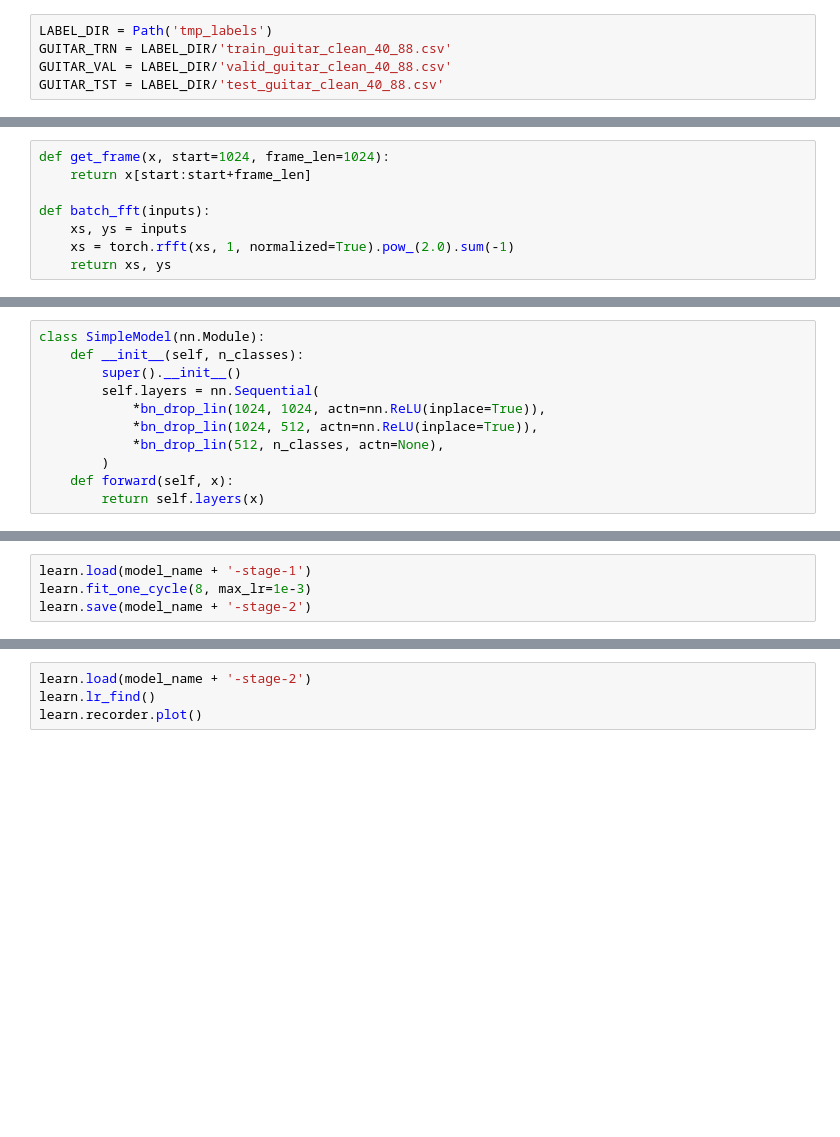
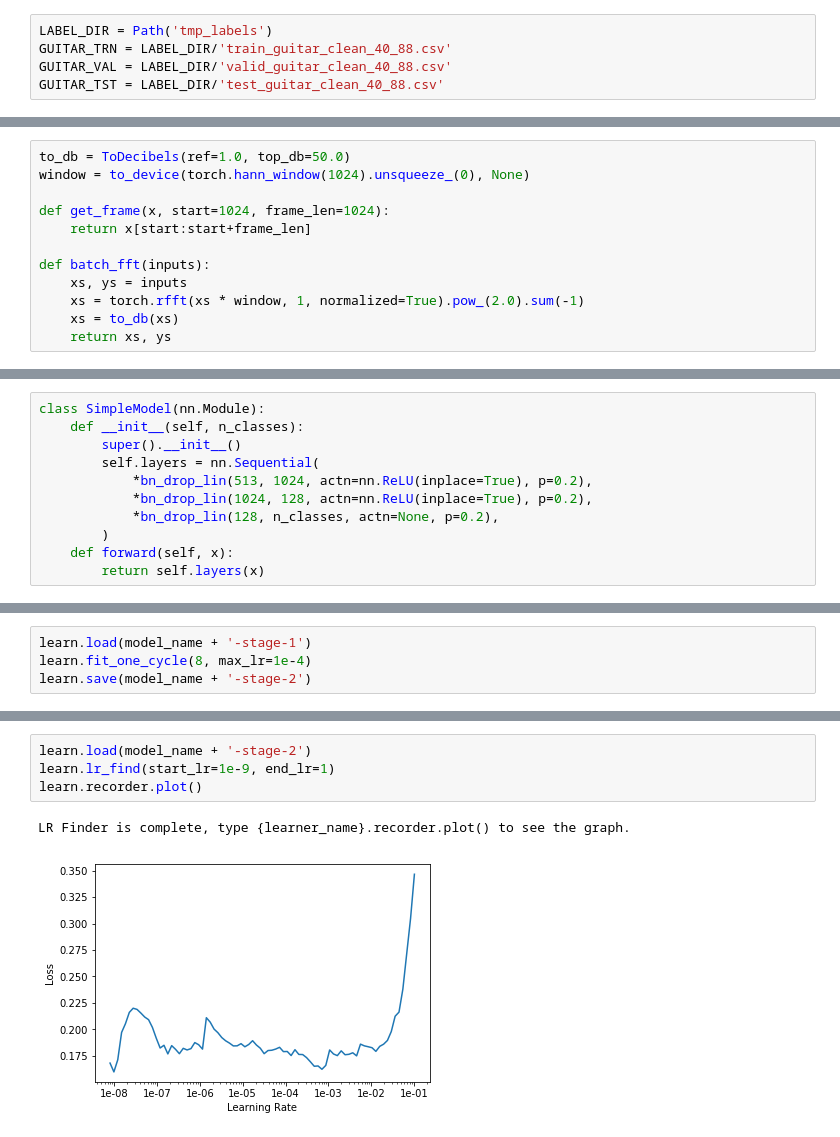
Before and after one commit to jhartquist/fastai_audio, a Jupyter notebook: notebooks/06. NSynth Pitch FFT.ipynb, the cells around one changed output, grey strips where cells are left out. Saved outputs shown, nothing was run; the diff lists cells and outputs as text; blank space fills up the shorter version.

```diff
--- a/notebooks/06. NSynth Pitch FFT.ipynb
+++ b/notebooks/06. NSynth Pitch FFT.ipynb
@@ -30,8 +45,12 @@ len(trn_list), len(val_list), len(tst_list)
 # %%
+to_db = ToDecibels(ref=1.0, top_db=50.0)
+window = to_device(torch.hann_window(1024).unsqueeze_(0), None)
+
 def get_frame(x, start=1024, frame_len=1024):
     return x[start:start+frame_len]
 
 def batch_fft(inputs):
     xs, ys = inputs
-    xs = torch.rfft(xs, 1, normalized=True).pow_(2.0).sum(-1)
+    xs = torch.rfft(xs * window, 1, normalized=True).pow_(2.0).sum(-1)
+    xs = to_db(xs)
     return xs, ys
@@ -63,9 +90,9 @@ class SimpleModel(nn.Module):
     def __init__(self, n_classes):
         super().__init__()
         self.layers = nn.Sequential(
-            *bn_drop_lin(1024, 1024, actn=nn.ReLU(inplace=True)),
-            *bn_drop_lin(1024, 512, actn=nn.ReLU(inplace=True)),
-            *bn_drop_lin(512, n_classes, actn=None),
+            *bn_drop_lin(513, 1024, actn=nn.ReLU(inplace=True), p=0.2),
+            *bn_drop_lin(1024, 128, actn=nn.ReLU(inplace=True), p=0.2),
+            *bn_drop_lin(128, n_classes, actn=None, p=0.2),
         )
     def forward(self, x):
         return self.layers(x)
@@ -84,4 +139,4 @@ learn.recorder.plot()
 # %%
 learn.load(model_name + '-stage-1')
-learn.fit_one_cycle(8, max_lr=1e-3)
+learn.fit_one_cycle(8, max_lr=1e-4)
 learn.save(model_name + '-stage-2')
@@ -88,6 +154,9 @@ learn.save(model_name + '-stage-2')
 # %%
 learn.load(model_name + '-stage-2')
-learn.lr_find()
+learn.lr_find(start_lr=1e-9, end_lr=1)
 learn.recorder.plot()
+# %% [output]
+LR Finder is complete, type {learner_name}.recorder.plot() to see the graph.
+[figure, added]
 # %%
 learn.load(model_name + '-stage-2')
```
Also changed, not shown: parts of 23 cells of this notebook, 2 other files.
